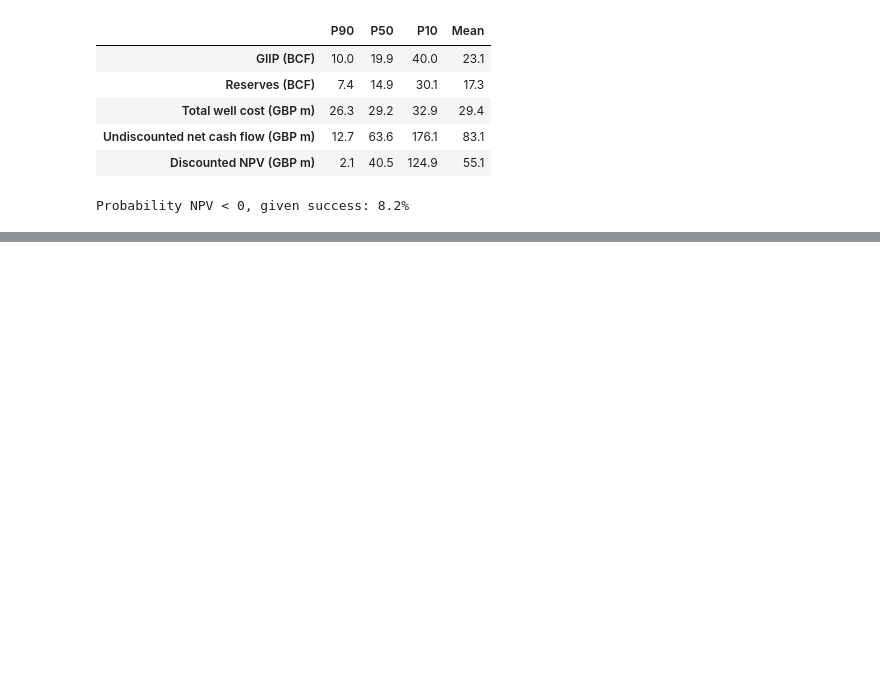
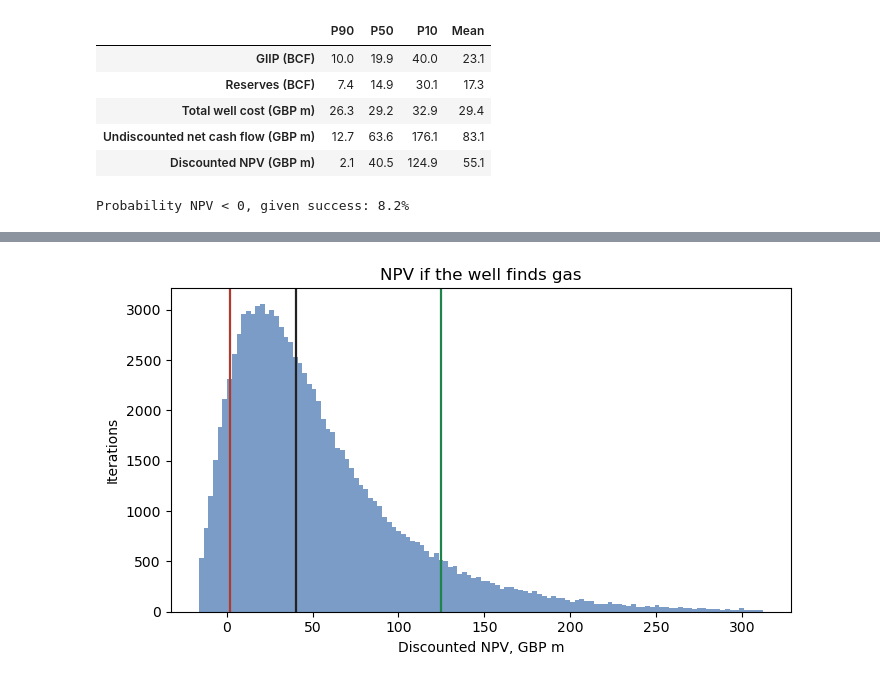
Before and after one commit to HgriffinBEng/sns-gas-exploration-risk, a Jupyter notebook: sns-gas-exploration-risk.ipynb, the cells around one changed output, grey strips where cells are left out. Saved outputs shown, nothing was run; the diff lists cells and outputs as text; code cells hidden in the pictures; blank space fills up the shorter version.

```diff
--- a/sns-gas-exploration-risk.ipynb
+++ b/sns-gas-exploration-risk.ipynb
@@ -119,17 +135,21 @@ NameError: name 'ax' is not defined
 # %%
 fig, ax = plt.subplots(figsize=(8, 4.2))
 
 low, high = np.percentile(npv, [0.5, 99.5])
 ax.hist(npv, bins=120, range=(low, high), color="#7a9cc6")
 
 p = p_cases(npv)
 for name, colour in (("P90", "#b03a2e"), ("P50", "#222222"), ("P10", "#1e8449")):
     ax.axvline(p[name], color=colour, lw=1.6)
 
 ax.set_xlabel("Discounted NPV, GBP m")
 ax.set_ylabel("Iterations")
 ax.set_title("NPV if the well finds gas")
+os.makedirs("figures", exist_ok=True)
+fig.savefig("figures/npv_distribution.png", dpi=200)
 plt.show()
+# %% [output]
+[figure, added]
 # %%
 ## Sensitivity
 # %%
```
Also changed, not shown: parts of 14 cells of this notebook.
